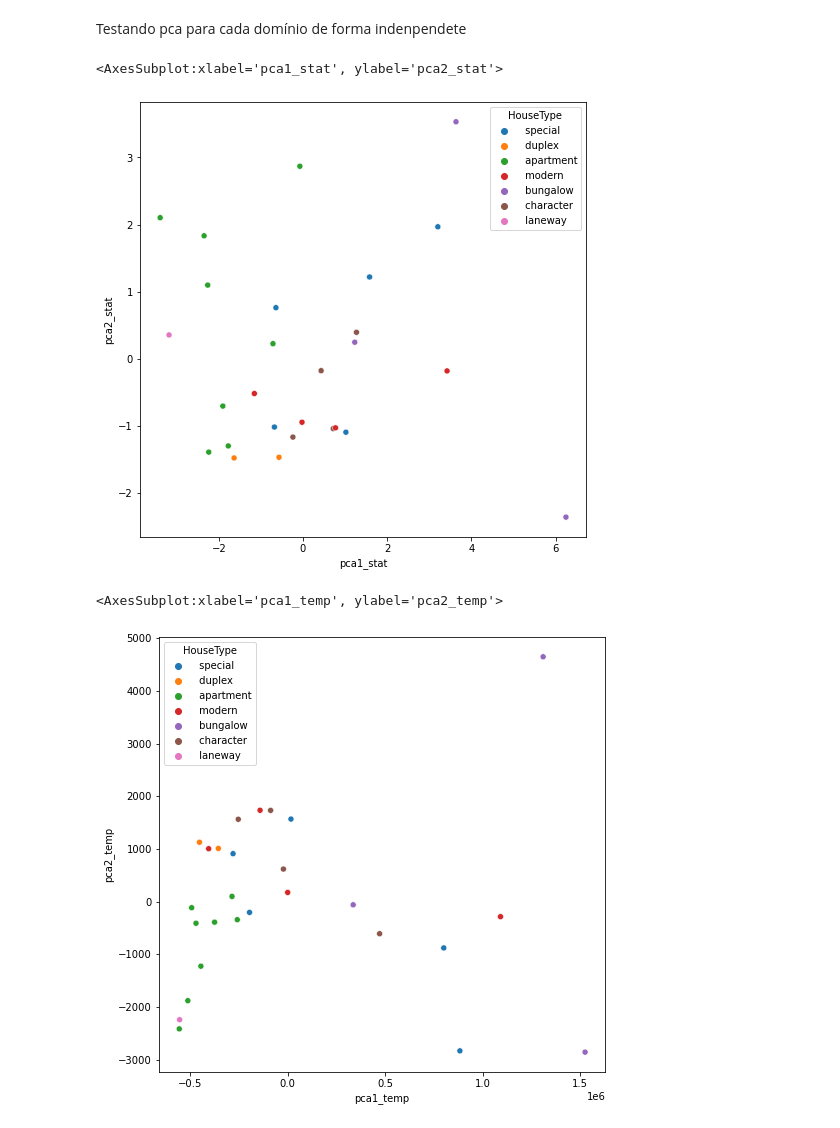
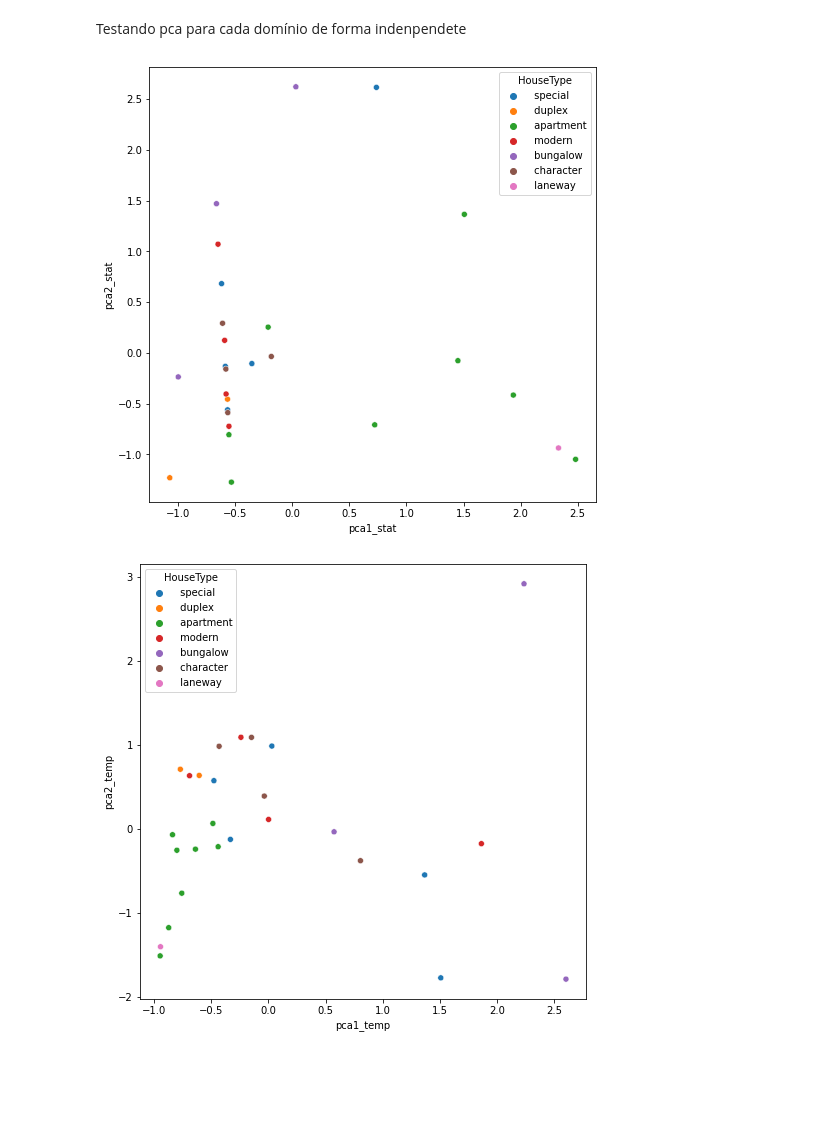
Before and after one commit to roddysilv/CasasInteligentes, a Jupyter notebook: tsfel+heston_PCA_indiv.ipynb, the cells around one changed output. Drawn from its saved outputs; the diff is of its cells as text; code cells hidden in the pictures; blank space fills up the shorter version.

```diff
--- a/tsfel+heston_PCA_indiv.ipynb
+++ b/tsfel+heston_PCA_indiv.ipynb
@@ -62,8 +65,8 @@ del X
 dstat.dropna(axis=1,inplace=True)
 cf=ts.correlated_features(dstat)
 dstat.drop(labels=cf, axis=1, inplace=True)
-scaler.fit(dstat)
-dstat = scaler.transform(dstat)
+# scaler.fit(dstat)
+# dstat = scaler.transform(dstat)
 
 
 cfg = ts.get_features_by_domain("temporal")
@@ -75,8 +78,8 @@ del X
 dtemp.dropna(axis=1,inplace=True)
 cf=ts.correlated_features(dtemp)
 dtemp.drop(labels=cf, axis=1, inplace=True)
-scaler.fit(dtemp)
-dstat = scaler.transform(dtemp)
+# scaler.fit(dtemp)
+# dstat = scaler.transform(dtemp)
 
 cfg = ts.get_features_by_domain("spectral")
 dspec = pd.DataFrame()
@@ -87,8 +90,8 @@ del X
 dspec.dropna(axis=1,inplace=True)
 cf=ts.correlated_features(dspec)
 dspec.drop(labels=cf, axis=1, inplace=True)
-scaler.fit(dspec)
-dspec = scaler.transform(dspec)
+# scaler.fit(dspec)
+# dspec = scaler.transform(dspec)
 # %% [output]
 *** Feature extraction started ***
 16
@@ -122,25 +125,30 @@ dpc = pd.DataFrame()
 pca = PCA(n_components=2)
 pca.fit(dstat)
 pca_data = pca.fit_transform(dstat)
+scaler.fit(pca_data)
+pca_data = scaler.transform(pca_data)
 dpc['id_casa'] = casa
 dpc = dpc.merge(model_casa_data.loc[:,['id_casa','HouseType']], on='id_casa', how = 'inner')
 dpc['pca1_stat']=pca_data[:,0]
 dpc['pca2_stat']=pca_data[:,1]
 fig, ax = plt.subplots(figsize=(8,8))
 sns.scatterplot(x='pca1_stat',y='pca2_stat',data=dpc, hue='HouseType',ax=ax)
+del dstat, cf
 # %% [output]
-<AxesSubplot:xlabel='pca1_stat', ylabel='pca2_stat'>
-[figure, old version]
+[figure, new version]
 # %%
 pca.fit(dtemp)
 pca_data = pca.fit_transform(dtemp)
+scaler.fit(pca_data)
+pca_data = scaler.transform(pca_data)
+dpc['id_casa'] = casa
 dpc['pca1_temp']=pca_data[:,0]
 dpc['pca2_temp']=pca_data[:,1]
 fig, ax = plt.subplots(figsize=(8,8))
 sns.scatterplot(x='pca1_temp',y='pca2_temp',data=dpc, hue='HouseType',ax=ax)
+del dtemp
 # %% [output]
-<AxesSubplot:xlabel='pca1_temp', ylabel='pca2_temp'>
-[figure, old version]
+[figure, new version]
 # %%
 pca.fit(dspec)
 pca_data = pca.fit_transform(dspec)
```
Also changed, not shown: parts of 5 cells of this notebook.
